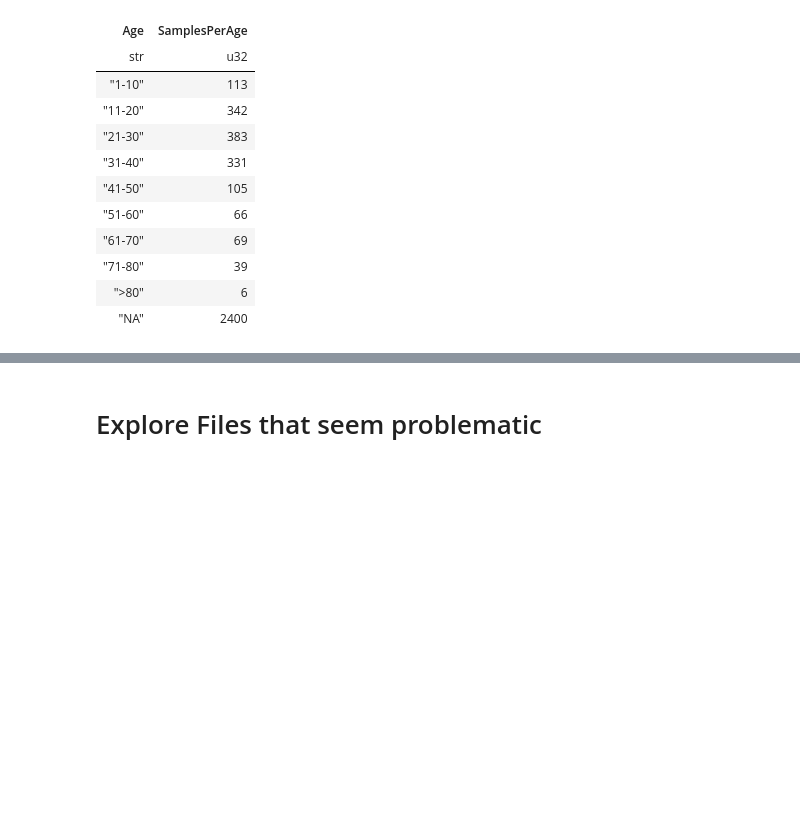
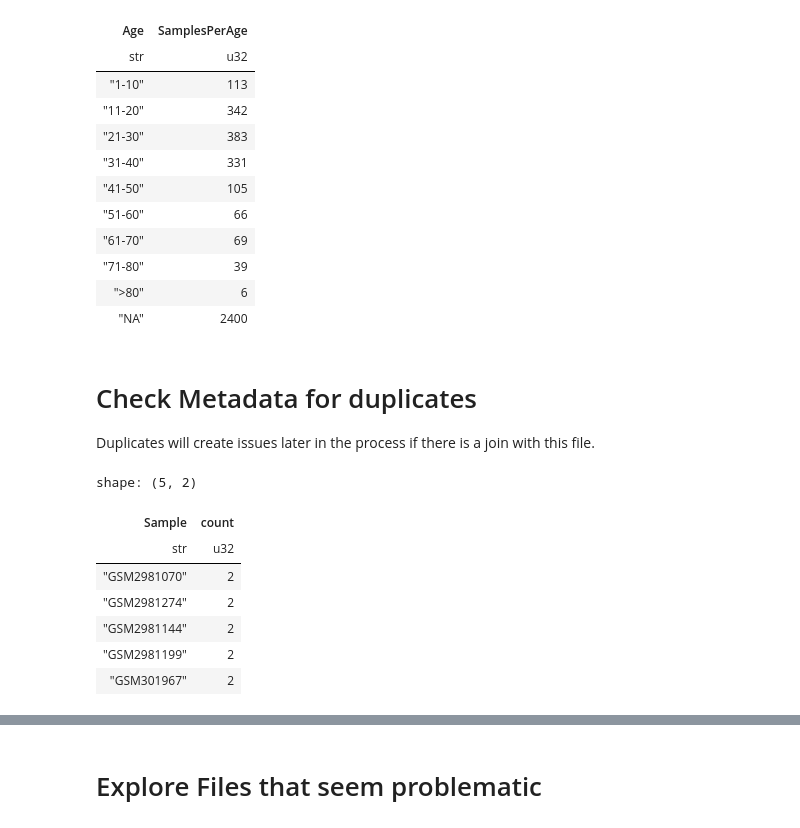
Before and after one commit to thelgis/applied-bioinformatics-thesis, a Jupyter notebook: notebooks/2_Exploratory_Analysis.ipynb, the cells around one changed output, grey strips where cells are left out. Drawn from its saved outputs; the diff is of its cells as text; code cells hidden in the pictures; blank space fills up the shorter version.

```diff
--- a/notebooks/2_Exploratory_Analysis.ipynb
+++ b/notebooks/2_Exploratory_Analysis.ipynb
@@ -95,3 +104,18 @@ shape: (10, 2)
 | "71-80" | 39 |
 | ">80" | 6 |
 | "NA" | 2400 |
+# %% [markdown]
+# Check Metadata for duplicates
+
+Duplicates will create issues later in the process if there is a join with this file.
+# %%
+metadata_df.group_by("Sample").count().filter(pl.col("count") > 1).sort("count", descending=True).head()
+# %% [output]
+shape: (5, 2)
+| Sample | count |
+| str | u32 |
+| "GSM2981070" | 2 |
+| "GSM2981274" | 2 |
+| "GSM2981144" | 2 |
+| "GSM2981199" | 2 |
+| "GSM301967" | 2 |
```
Also changed, not shown: parts of 6 cells of this notebook, 1 other file.
